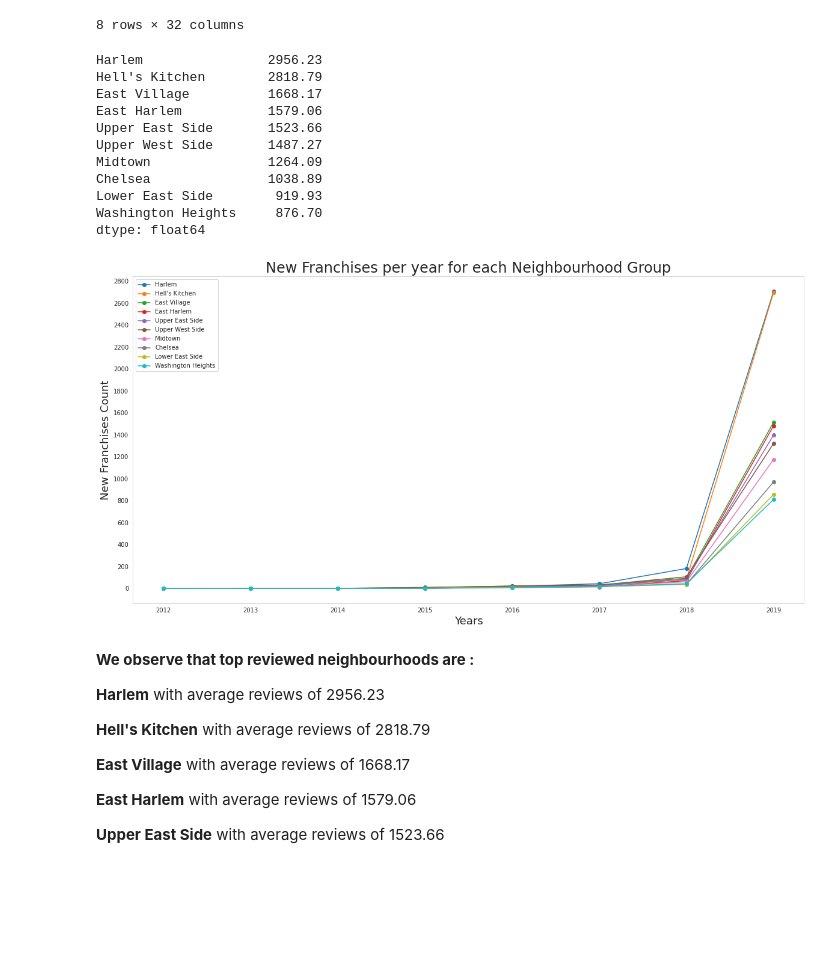
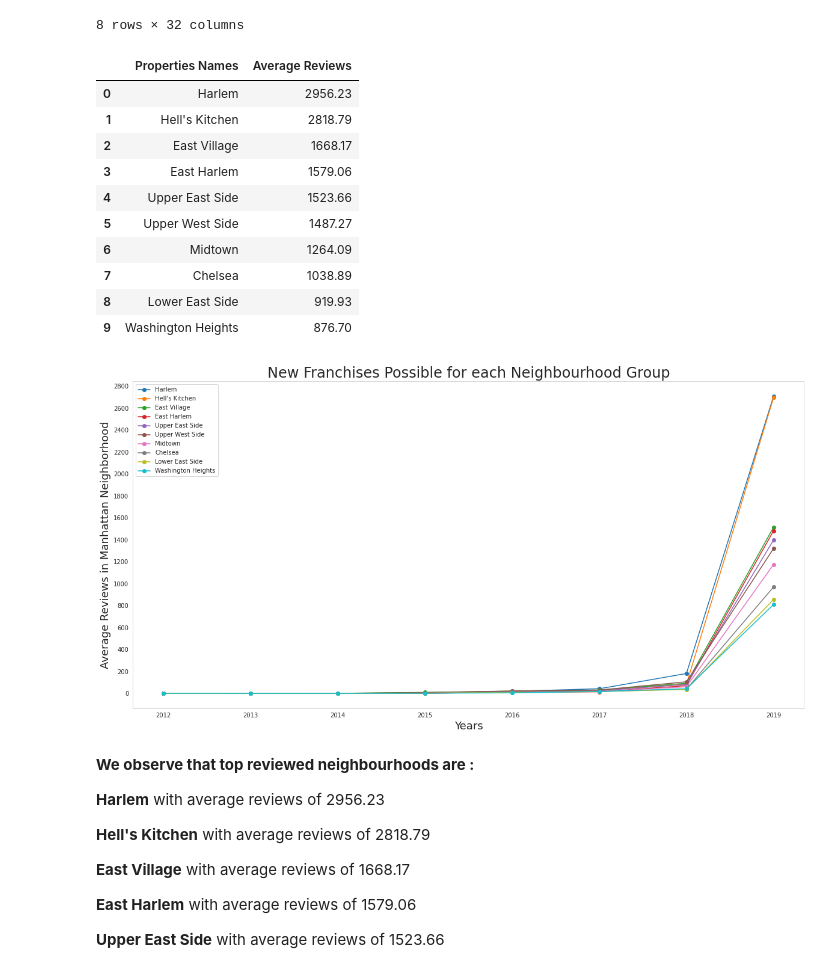
Before and after one commit to soopertramp/Capstone-1-Submission, a Jupyter notebook: AirBnb Bookings Analysis.ipynb, the cells around one changed output. Cells and saved outputs as stored; diff of their text form; code cells hidden in the pictures; blank space fills up the shorter version.

```diff
--- a/AirBnb Bookings Analysis.ipynb
+++ b/AirBnb Bookings Analysis.ipynb
@@ -611,6 +623,6 @@ avg_review_df
 # %%
 # Top 10 reviewed in Queens
 
-avg_review_queens = avg_review_df.sum().sort_values(ascending=False)[:10]
+avg_review_queens = avg_review_df.sum().sort_values(ascending=False)[:10].reset_index().rename(columns = {'index' : 'Properties Names', 0 : 'Average Reviews'})
 avg_review_queens
 # %% [output]
@@ -628,11 +640,11 @@ dtype: float64
 # %%
 plt.rcParams['figure.figsize'] = (16,10)
 sns.set_style('whitegrid')
-for average in avg_review_queens.index:
+for average in avg_review_queens['Properties Names']:
   avg_review_df[average].plot(marker='o')
 plt.xlabel('Years', fontsize = 18)
-plt.ylabel('New Franchises Count', fontsize = 18)
-plt.title('New Franchises per year for each Neighbourhood Group', fontsize = 22)
+plt.ylabel('Average Reviews in Queens Neighborhood', fontsize = 18)
+plt.title('New Franchises Possible for each Neighbourhood Group', fontsize = 22)
 plt.locator_params(axis="y", nbins=10)
 plt.grid()
 plt.legend(loc='upper left')
@@ -711,34 +723,34 @@ avg_review_df
 | 2019 | 1175.37 | 2707.79 | 1482.41 | 290.59 | 2694.79 | 1320.63 | 400.63 | ... |
 8 rows × 32 columns
 # %%
-avg_review_manhattan = avg_review_df.sum().sort_values(ascending=False)[:10]
+avg_review_manhattan = avg_review_df.sum().sort_values(ascending=False)[:10].reset_index().rename(columns = {'index' : 'Properties Names', 0 : 'Average Reviews'})
 avg_review_manhattan
 # %% [output]
-Harlem                2956.23
-Hell's Kitchen        2818.79
-East Village          1668.17
-East Harlem           1579.06
-Upper East Side       1523.66
-Upper West Side       1487.27
-Midtown               1264.09
-Chelsea               1038.89
-Lower East Side        919.93
-Washington Heights     876.70
-dtype: float64
+|  | Properties Names | Average Reviews |
+| 0 | Harlem | 2956.23 |
+| 1 | Hell's Kitchen | 2818.79 |
+| 2 | East Village | 1668.17 |
+| 3 | East Harlem | 1579.06 |
+| 4 | Upper East Side | 1523.66 |
+| 5 | Upper West Side | 1487.27 |
+| 6 | Midtown | 1264.09 |
+| 7 | Chelsea | 1038.89 |
+| 8 | Lower East Side | 919.93 |
+| 9 | Washington Heights | 876.70 |
 # %%
 plt.rcParams['figure.figsize'] = (20,10)
 sns.set_style('whitegrid')
-for average in avg_review_manhattan.index:
+for average in avg_review_manhattan['Properties Names']:
   avg_review_df[average].plot(marker='o')
 plt.xlabel('Years', fontsize = 18)
-plt.ylabel('New Franchises Count', fontsize = 18)
-plt.title('New Franchises per year for each Neighbourhood Group', fontsize = 24)
+plt.ylabel('Average Reviews in Manhattan Neighborhood', fontsize = 18)
+plt.title('New Franchises Possible for each Neighbourhood Group', fontsize = 24)
 plt.locator_params(axis="y", nbins=20)
 plt.grid()
 plt.legend(loc='upper left')
 plt.show()
 # %% [output]
-[figure, old version]
+[figure, new version]
 # %% [markdown]
 **We observe that top reviewed neighbourhoods are :**
 
```
Also changed, not shown: parts of 15 cells of this notebook.
